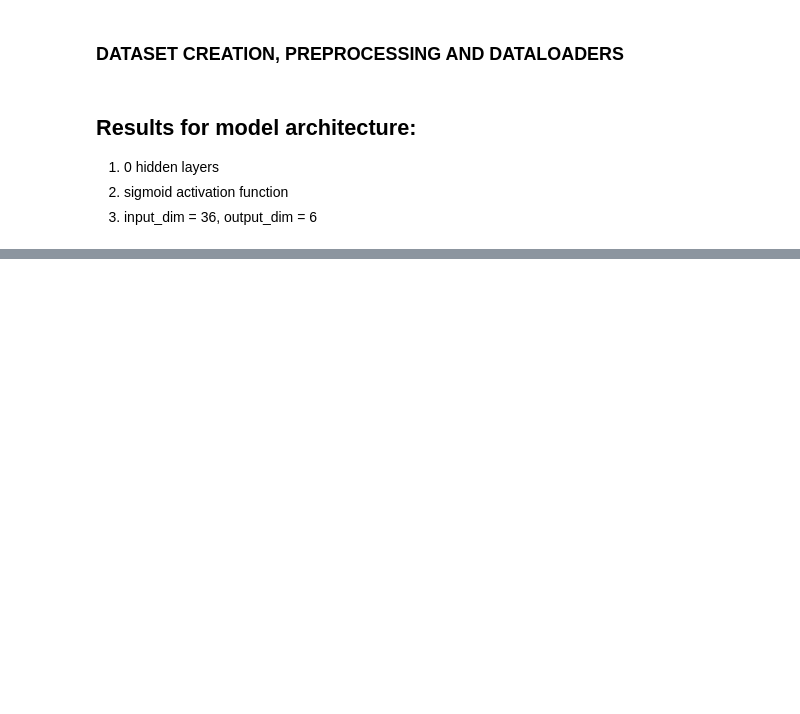
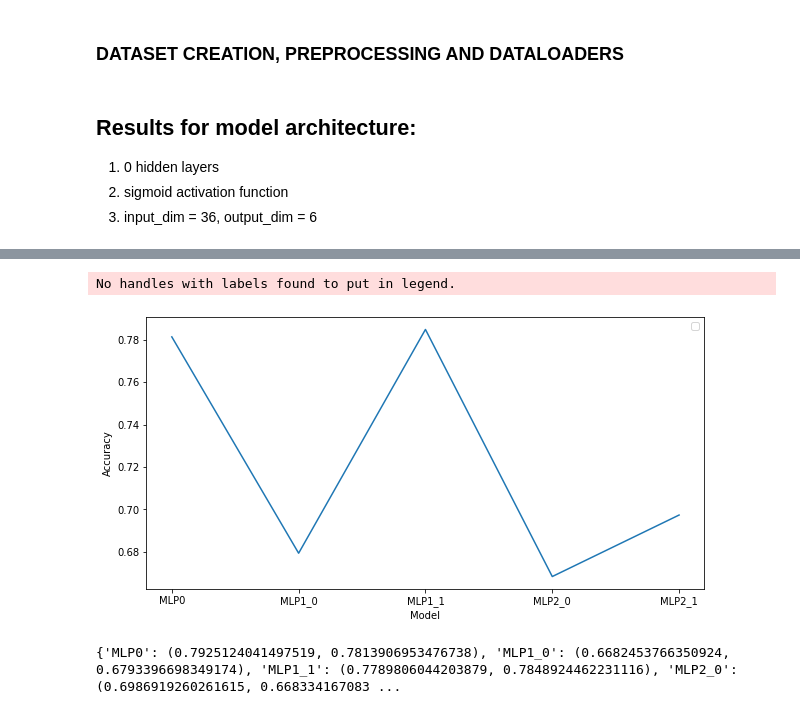
Before and after one commit to parthjindal/CS60050, a Jupyter notebook: Assignment3/main.ipynb, the cells around one changed output, grey strips where cells are left out. Cells and saved outputs as stored; diff of their text form; code cells hidden in the pictures; blank space fills up the shorter version.

```diff
--- a/Assignment3/main.ipynb
+++ b/Assignment3/main.ipynb
@@ -158,0 +170,33 @@ train_dataset.target_transform = mtarget_transform
+# %%
+models = {
+    "MLP0":   (MLP0, [2, OUT_DIMS]),
+    "MLP1_0": (MLP1, [2, OUT_DIMS, 2]),
+    "MLP1_1": (MLP1, [2, OUT_DIMS, 6]),
+    "MLP2_0": (MLP2, [2, OUT_DIMS, 2, 3]),
+    "MLP2_1": (MLP2, [2, OUT_DIMS, 3, 2]),
+}
+
+results = dict()
+for name, (cls, args) in models.items():
+    model = cls(*args).to(DEVICE)
+    fit_args = argparse.Namespace(max_epochs=5, lr=1e-3, device=DEVICE,
+                                  verbose=False, log_freq=1, test_freq=1, plot=False)
+    train_acc,  test_acc = fit(model, train_loader, test_loader, fit_args)
+    results[name] = (train_acc, test_acc)
+    print(f"{name} with test accuracy after PCA: {test_acc}")
+# %%
+fig, ax = plt.subplots(1, 1, figsize=(10, 5))
+
+names = list(results.keys())
+ax.plot(names, [accs[1] for accs in results.values()])
+ax.set_xlabel("Model")
+ax.set_ylabel("Accuracy")
+ax.legend()
+plt.show()
+# %% [output]
+No handles with labels found to put in legend.
+[figure, added]
+# %%
+print(results)
+# %% [output]
+{'MLP0': (0.7925124041497519, 0.7813906953476738), 'MLP1_0': (0.6682453766350924, 0.6793396698349174), 'MLP1_1': (0.7789806044203879, 0.7848924462231116), 'MLP2_0': (0.6986919260261615, 0.668334167083 ...
```
Also changed, not shown: parts of 9 cells of this notebook, 5 other files.
